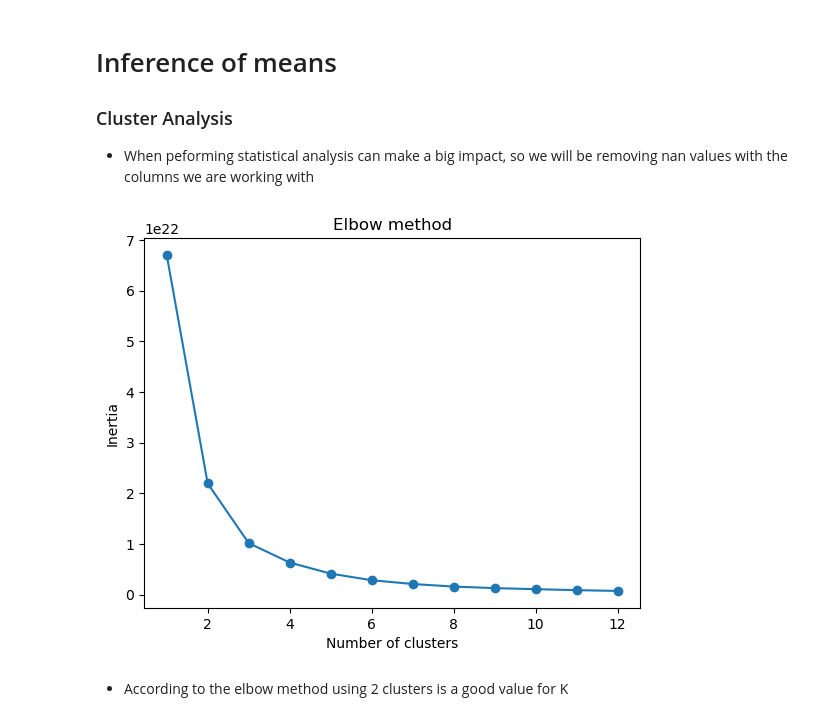
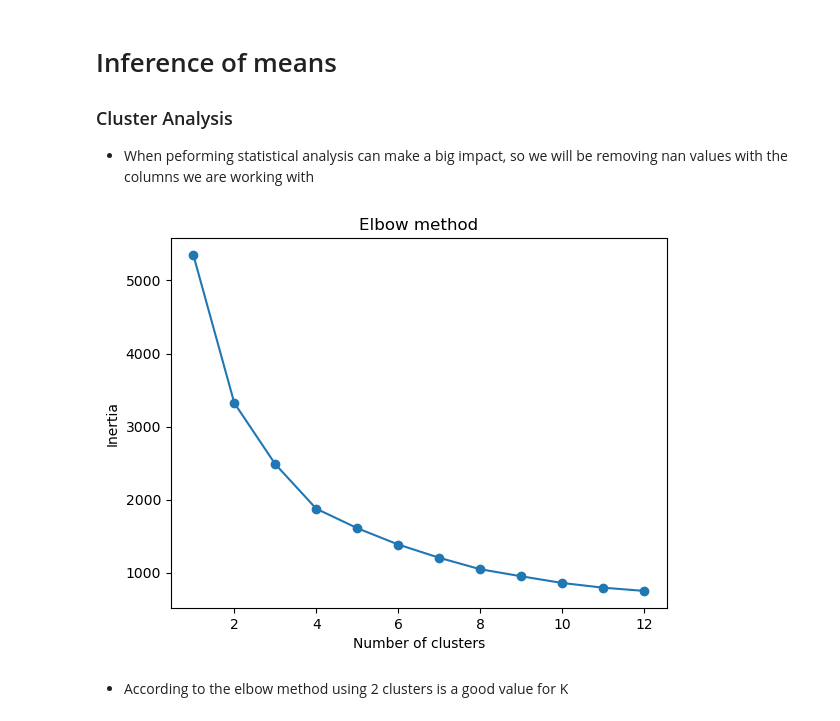
Before and after one commit to Rogercas1/CollegeScoreCard, a Jupyter notebook: analytics.ipynb, the cells around one changed output. Cells and saved outputs as stored; diff of their text form; code cells hidden in the pictures.

```diff
--- a/analytics.ipynb
+++ b/analytics.ipynb
@@ -94,29 +94,31 @@ plt.show()
 # Importing packages
 from sklearn.cluster import KMeans
 from sklearn.preprocessing import StandardScaler
+
+df_copy = df.copy()
+df_2020 = df_copy[df_copy['Year']==2020]
 # %%
 # Factors
-factors = ['ACTCMMID', 'TUITIONFEE_IN', 'TUITIONFEE_OUT', 'ENDOWEND', 'ADM_RATE']
-selected_df = df[factors]
-selected_df = selected_df.dropna()
+factors = ['ACTCMMID', 'TUITIONFEE_IN', 'TUITIONFEE_OUT', 'ENDOWEND', 'ADM_RATE', 'INSTNM']
+selected_df = df_2020[factors].dropna()
 # Scaling the columns
 scaler = StandardScaler()
-scaled_cols = scaler.fit_transform(selected_df)
+scaled_cols = scaler.fit_transform(selected_df[['ACTCMMID', 'TUITIONFEE_IN', 'TUITIONFEE_OUT', 'ENDOWEND', 'ADM_RATE']])
 # %%
 wss = []
 for i in range(1, 13):
     kmeans = KMeans(n_clusters=i, random_state=13)
-    kmeans.fit(selected_df)
+    kmeans.fit(scaled_cols)
     wss.append(kmeans.inertia_)
 
 #### Plotting clusters
 plt.plot(range(1,13), wss, marker='o')
 plt.title('Elbow method')
 plt.xlabel('Number of clusters')
 plt.ylabel('Inertia')
 plt.show()
 # %% [output]
-[figure, old version]
+[figure, new version]
 # %% [markdown]
 - According to the elbow method using 2 clusters is a good value for K
 # %% [markdown]
```
Also changed, not shown: parts of 13 cells of this notebook, 1 other file.
